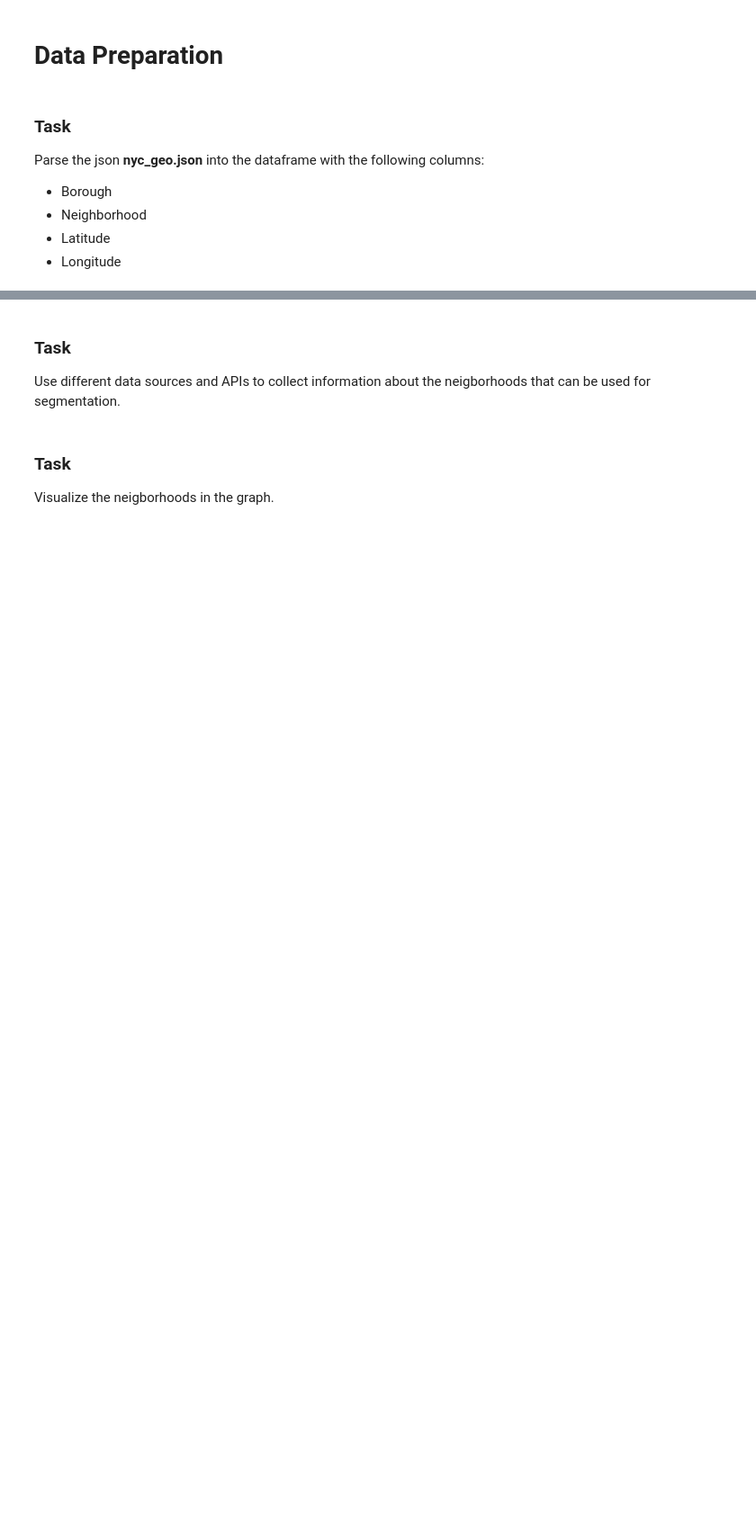
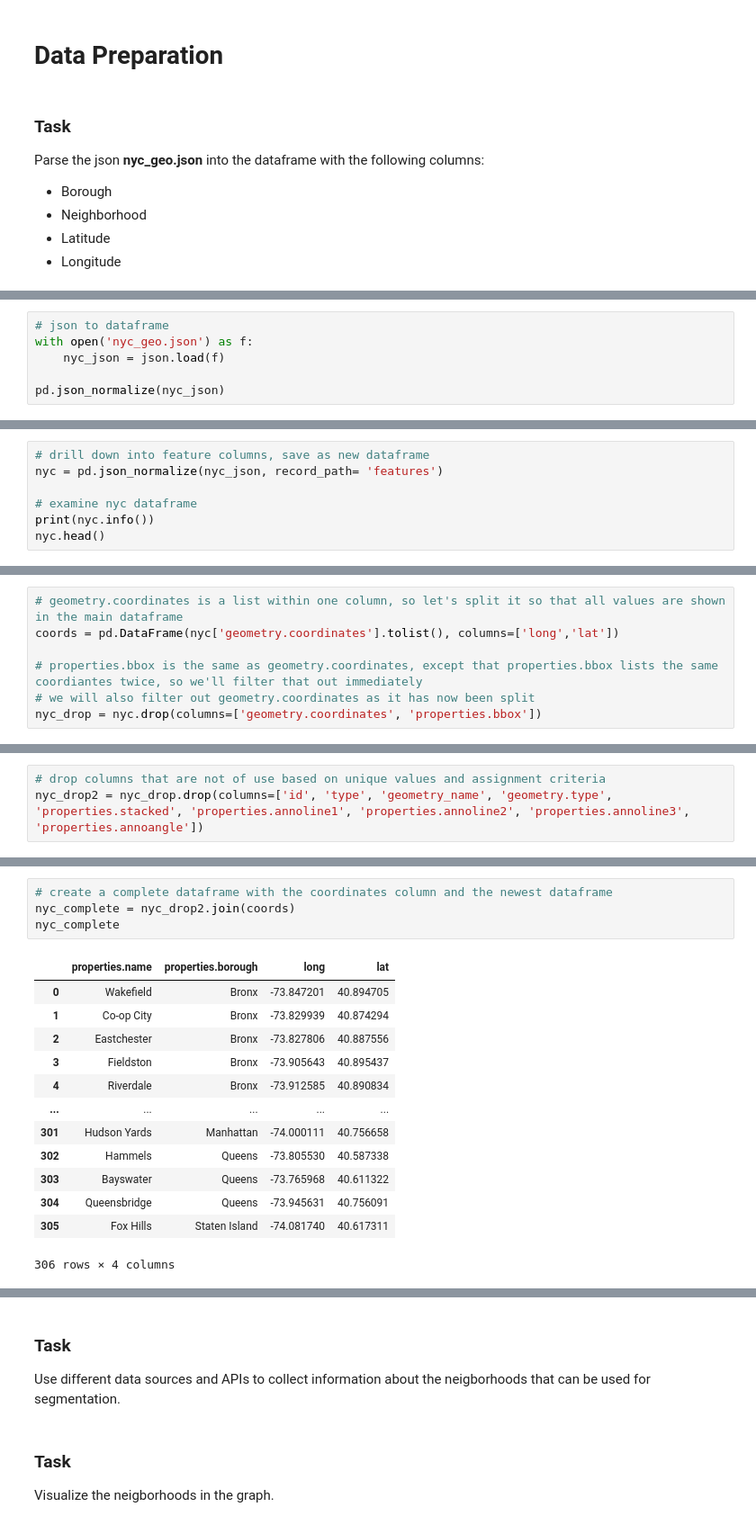
Before and after one commit to annleystanley/Midterm-Project, a Jupyter notebook: data_preparation.ipynb, the cells around one changed output, grey strips where cells are left out. Shown: that part at 90% size. Saved outputs shown, nothing was run; the diff lists cells and outputs as text; blank space fills up the shorter version.

Commit message:
Cleaned json and csv

```diff
--- a/data_preparation.ipynb
+++ b/data_preparation.ipynb
@@ -9,0 +19,6 @@ Parse the json **nyc_geo.json** into the dataframe with the following columns:
+# %%
+# json to dataframe
+with open('nyc_geo.json') as f:
+    nyc_json = json.load(f)
+
+pd.json_normalize(nyc_json)
@@ -9,0 +48,7 @@ Parse the json **nyc_geo.json** into the dataframe with the following columns:
+# %%
+# drill down into feature columns, save as new dataframe
+nyc = pd.json_normalize(nyc_json, record_path= 'features')
+
+# examine nyc dataframe
+print(nyc.info())
+nyc.head()
@@ -9,0 +81,7 @@ Parse the json **nyc_geo.json** into the dataframe with the following columns:
+# %%
+# geometry.coordinates is a list within one column, so let's split it so that all values are shown in the main dataframe
+coords = pd.DataFrame(nyc['geometry.coordinates'].tolist(), columns=['long','lat'])
+
+# properties.bbox is the same as geometry.coordinates, except that properties.bbox lists the same coordiantes twice, so we'll filter that out immediately
+# we will also filter out geometry.coordinates as it has now been split
+nyc_drop = nyc.drop(columns=['geometry.coordinates', 'properties.bbox'])
@@ -9,0 +126,3 @@ Parse the json **nyc_geo.json** into the dataframe with the following columns:
+# %%
+# drop columns that are not of use based on unique values and assignment criteria
+nyc_drop2 = nyc_drop.drop(columns=['id', 'type', 'geometry_name', 'geometry.type', 'properties.stacked', 'properties.annoline1', 'properties.annoline2', 'properties.annoline3', 'properties.annoangle'])
@@ -9,0 +146,18 @@ Parse the json **nyc_geo.json** into the dataframe with the following columns:
+# %%
+# create a complete dataframe with the coordinates column and the newest dataframe
+nyc_complete = nyc_drop2.join(coords)
+nyc_complete
+# %% [output]
+|  | properties.name | properties.borough | long | lat |
+| 0 | Wakefield | Bronx | -73.847201 | 40.894705 |
+| 1 | Co-op City | Bronx | -73.829939 | 40.874294 |
+| 2 | Eastchester | Bronx | -73.827806 | 40.887556 |
+| 3 | Fieldston | Bronx | -73.905643 | 40.895437 |
+| 4 | Riverdale | Bronx | -73.912585 | 40.890834 |
+| ... | ... | ... | ... | ... |
+| 301 | Hudson Yards | Manhattan | -74.000111 | 40.756658 |
+| 302 | Hammels | Queens | -73.805530 | 40.587338 |
+| 303 | Bayswater | Queens | -73.765968 | 40.611322 |
+| 304 | Queensbridge | Queens | -73.945631 | 40.756091 |
+| 305 | Fox Hills | Staten Island | -74.081740 | 40.617311 |
+306 rows × 4 columns
```
Also changed, not shown: parts of 14 cells of this notebook, 6 other files.
